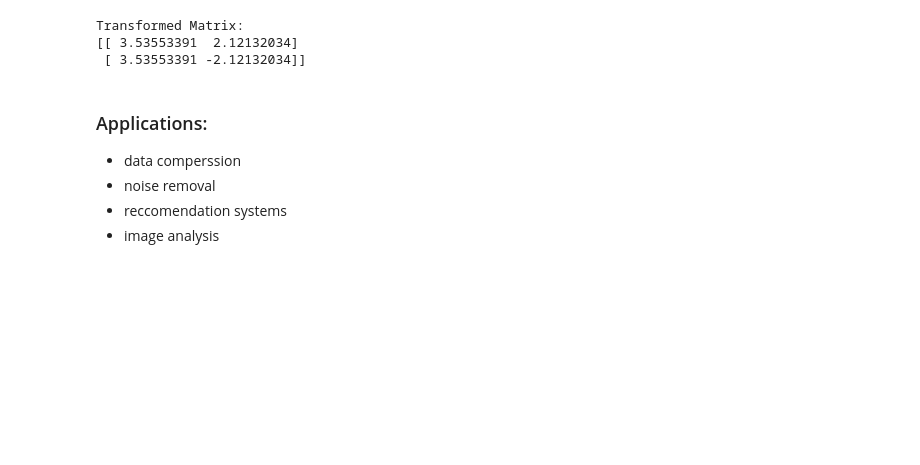
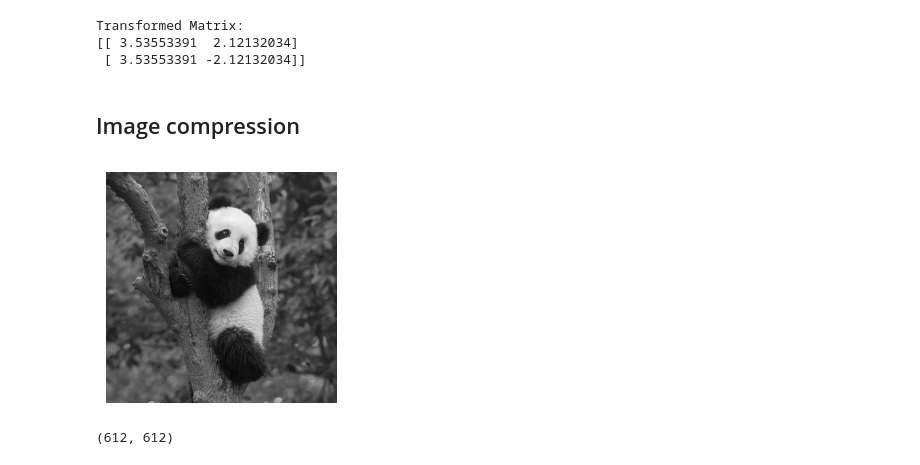
Before and after one commit to yakinamaharjan/trainee, a Jupyter notebook: notes/5.svd.ipynb, the cells around one changed output. Cells and saved outputs as stored; diff of their text form; code cells hidden in the pictures; blank space fills up the shorter version.

Commit message:
Day 12: SVD Image Compression

```diff
--- a/notes/5.svd.ipynb
+++ b/notes/5.svd.ipynb
@@ -74,9 +74,37 @@ print(A_transformed)
 Transformed Matrix:
 [[ 3.53553391  2.12132034]
  [ 3.53553391 -2.12132034]]
-# %% [markdown]
-### Applications:
-- data comperssion
-- noise removal
-- reccomendation systems
-- image analysis
+# %% [markdown]
+## Image compression
+# %%
+from matplotlib.image import imread
+# from skimage.io import imread
+from skimage.color import rgb2gray
+import numpy as np
+
+A = imread('./files/a.jpg')
+X = np.double(rgb2gray(A))
+
+import matplotlib.pyplot as plt
+import numpy as np
+
+plt.rcParams['figure.figsize'] = [3,3]
+# %%
+A = imread('./files/a.jpg')
+# X = np.double(rgb2gray(A))
+X = np.mean(A, -1)
+# %%
+img = plt.imshow(X)
+img.set_cmap('gray')
+plt.axis('off')
+plt.show()
+# %% [output]
+[figure, added]
+# %%
+print(X.shape)
+U, singular, V_transpose = np.linalg.svd(X, full_matrices=False)
+S = np.diag(singular)
+# s = np.zeros((U.shape[1], V_transpose.shape[0]))
+# s[:d.shape[0], :d.shape[1]] = d
+# %% [output]
+(612, 612)
```
Also changed, not shown: parts of 3 cells of this notebook.
